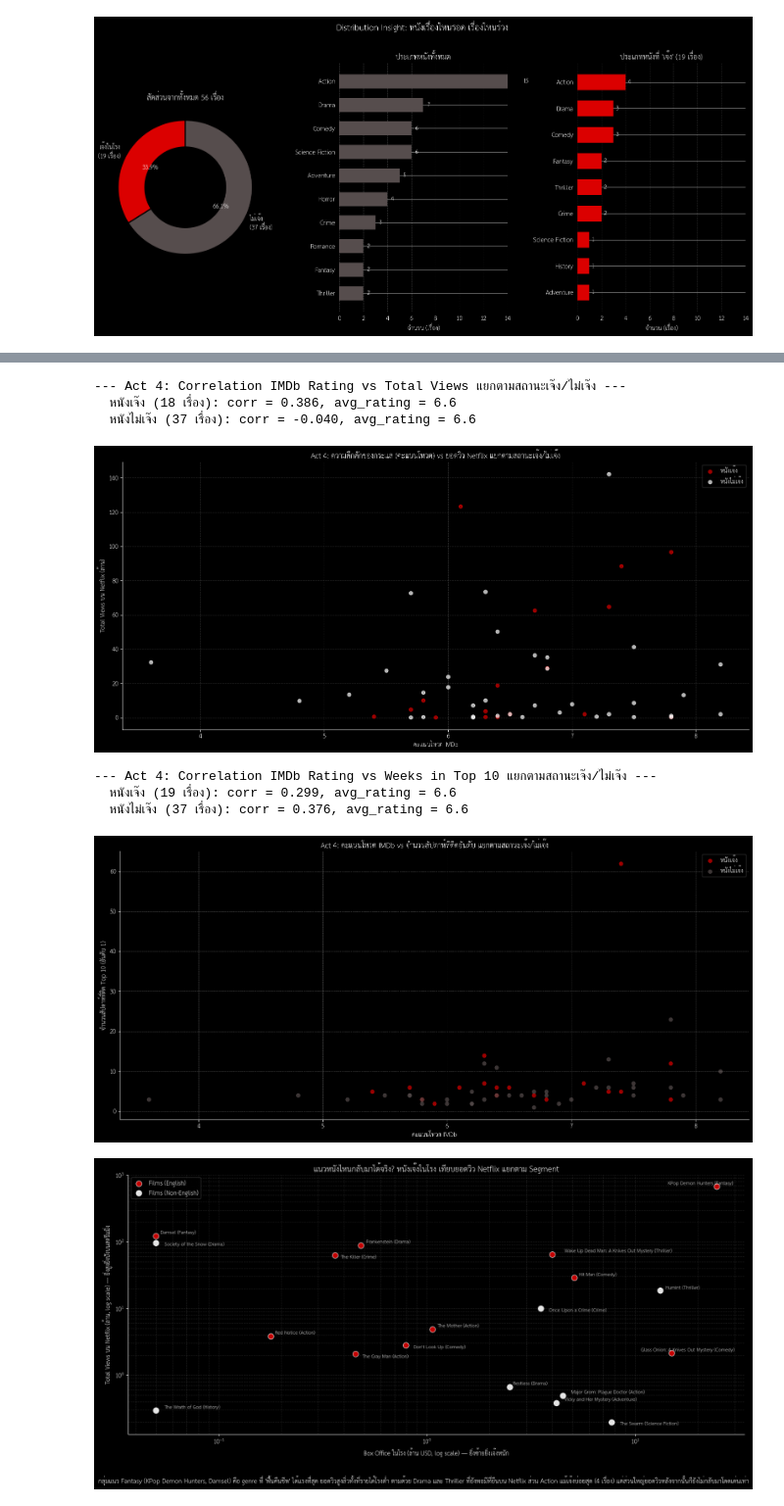
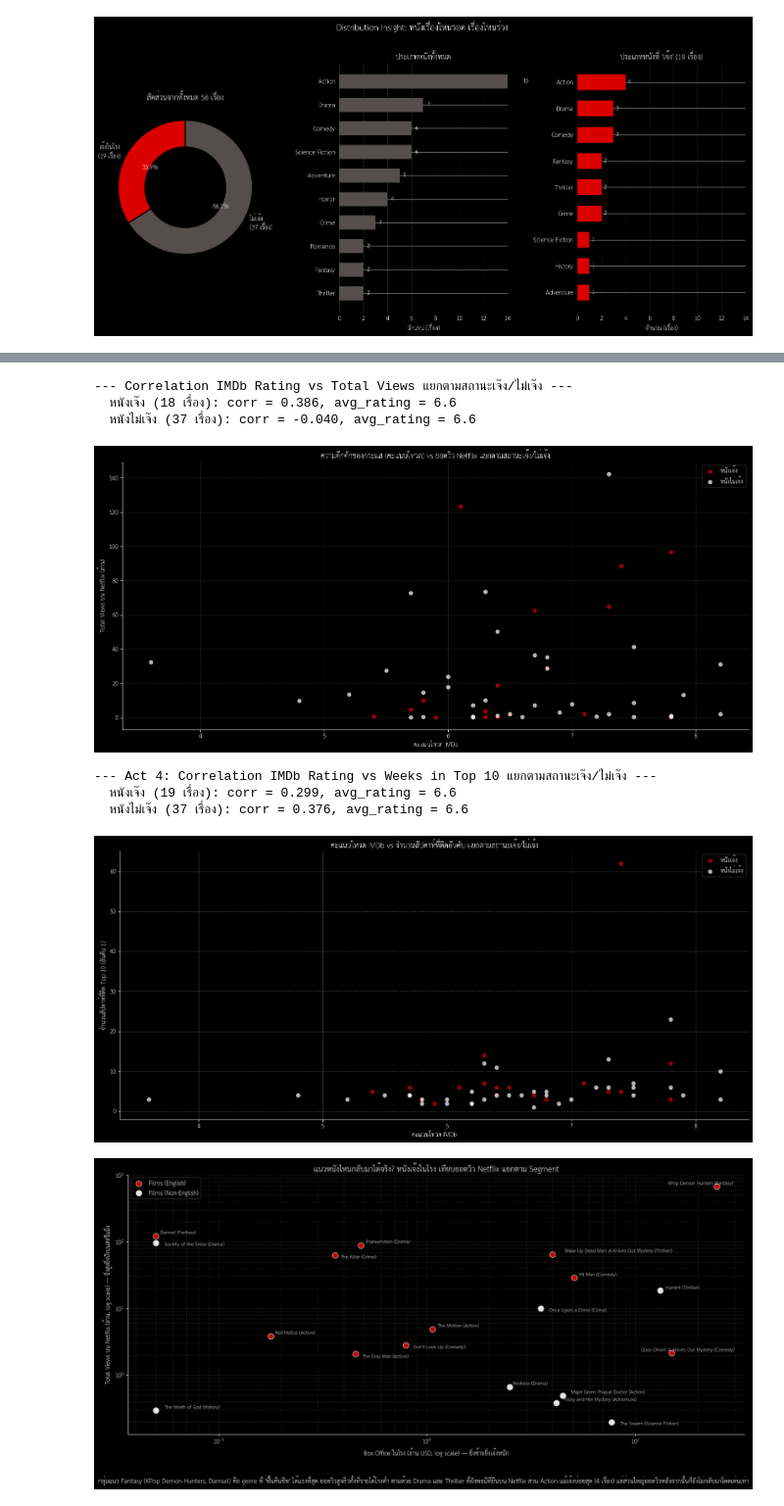
Before and after one commit to tr33yut/-Netflix-, a Jupyter notebook: ์Netflix.ipynb, the cells around one changed output, grey strips where cells are left out. Shown at 98% size. Cells and saved outputs as stored; diff of their text form; code cells hidden in the pictures.

```diff
--- a/์Netflix.ipynb
+++ b/์Netflix.ipynb
@@ -291,6 +291,6 @@ Films (Non-English)                  0.763             0.548
 <Figure size 900x500 with 0 Axes>
 # %%
-print("\n--- Act 2: Box Office vs Total Views (เฉพาะกลุ่มเจ๊ง) ---")
+print("\n---Box Office vs Total Views (เฉพาะกลุ่มเจ๊ง) ---")
 # ปรับขนาดภาพเป็น (16, 7.5) ให้เท่ากันกับกราฟอื่น ๆ
 fig, axes = plt.subplots(1, 2, figsize=(16, 7.5))
 fig.patch.set_facecolor('#000000')
@@ -333,13 +333,13 @@ for ax, s in zip(axes, segments):
 
 axes[0].set_ylabel("Box Office (ล้าน USD)", color=text_color)
 axes[1].set_ylabel("Total Views (ล้าน)", color=text_color)
-fig.suptitle("Act 2: หนังเจ๊งในโรง แต่ยอดวิว Netflix สูงสุด", color=text_color, y=1.02)
+fig.suptitle("หนังเจ๊งในโรง แต่ยอดวิว Netflix สูงสุด", color=text_color, y=1.02)
 fig.tight_layout()
 fig.savefig(f"{OUT_DIR}/act2_boxoffice_vs_views_by_segment.png", dpi=150, facecolor=fig.get_facecolor())
 plt.show()
 plt.close(fig)
 
-print("\n--- Act 2: ทุนสร้างซื้อความยั่งยืนบนชาร์ตได้ไหม? ---")
+print("\n--- ทุนสร้างซื้อความยั่งยืนบนชาร์ตได้ไหม? ---")
 # ปรับขนาดภาพเป็น (16, 7.5) ให้เท่ากันกับกราฟอื่น ๆ
 fig, ax = plt.subplots(figsize=(16, 7.5))
 fig.patch.set_facecolor('#000000')
@@ -354,7 +354,7 @@ for i, s in enumerate(segments):
 
 ax.set_xlabel("Budget (ล้าน USD)", color=text_color)
 ax.set_ylabel("จำนวนสัปดาห์ที่ติด Top 10", color=text_color)
-ax.set_title("Act 2: ทุนสร้างซื้อความยั่งยืนบนชาร์ตได้ไหม?", color=text_color)
+ax.set_title("ทุนสร้างซื้อความยั่งยืนบนชาร์ตได้ไหม?", color=text_color)
 ax.grid(color=line_color, linestyle='--', zorder=0, alpha=0.7)
 ax.spines["bottom"].set_color(text_color)
 ax.spines["left"].set_color(text_color)
@@ -468,5 +468,5 @@ plt.close(fig)
 # %%
-print("\n--- Act 3: ภาพรวมต่อ segment (n, flop_rate, avg views, avg weeks, avg imdb) ---")
+print("\n--- ภาพรวมต่อ segment (n, flop_rate, avg views, avg weeks, avg imdb) ---")
 cat_summary = df.groupby("category").agg(
     n=("show_title", "count"),
     flop_rate=("is_flop", "mean"),
@@ -495,7 +495,7 @@ ax.set_xticks(x)
 ax.set_xticklabels(segments, color=text_color)
 ax.set_ylabel("Flop rate", color=text_color)
 ax2.set_ylabel("Avg weeks in Top10", color=text_color)
-ax.set_title("Act 3: Flop rate vs ความอึดบนชาร์ต แยก Segment (best_rank=1)", color=text_color)
+ax.set_title("Flop rate vs ความอึดบนชาร์ต แยก Segment (best_rank=1)", color=text_color)
 ax.grid(axis='y', color=line_color, linestyle='--', zorder=0, alpha=0.7)
 ax2.grid(False)
 
@@ -547,7 +547,7 @@ for ax, s in zip(axes, segments):
     ax.tick_params(axis='y', colors=text_color)
 
 axes[0].set_ylabel("ยอดวิวเฉลี่ยบน Netflix", color=text_color)
-fig.suptitle("Act 3: Blockbuster Halo — ทุนสร้าง vs ยอดวิว (เฉพาะกลุ่มเจ๊ง) แยก Segment", color=text_color, fontsize=14, y=1.02)
+fig.suptitle("Blockbuster Halo — ทุนสร้าง vs ยอดวิว (เฉพาะกลุ่มเจ๊ง) แยก Segment", color=text_color, fontsize=14, y=1.02)
 fig.tight_layout()
 fig.savefig(f"{OUT_DIR}/act3_blockbuster_halo_by_segment.png", dpi=150, facecolor=fig.get_facecolor())
 plt.show()
@@ -573,7 +573,7 @@ import matplotlib.pyplot as plt
 # กรองเอาภาพยนตร์ชื่อ "KPop Demon Hunters" ออกจากชุดข้อมูล
 df_filtered = df[df["show_title"] != "KPop Demon Hunters"].copy()
 
-print("\n--- Act 4: Correlation IMDb Rating vs Total Views แยกตามสถานะเจ๊ง/ไม่เจ๊ง ---")
+print("\n--- Correlation IMDb Rating vs Total Views แยกตามสถานะเจ๊ง/ไม่เจ๊ง ---")
 
 flop_categories = [True, False]
 flop_labels = {True: "เจ๊ง", False: "ไม่เจ๊ง"}
@@ -597,7 +597,7 @@ for is_flop_status in flop_categories:
 
 ax.set_xlabel("คะแนนโหวต IMDb")
 ax.set_ylabel("Total Views บน Netflix (ล้าน)")
-ax.set_title("Act 4: ความคึกคักของกระแส (คะแนนโหวต) vs ยอดวิว Netflix แยกตามสถานะเจ๊ง/ไม่เจ๊ง")
+ax.set_title("ความคึกคักของกระแส (คะแนนโหวต) vs ยอดวิว Netflix แยกตามสถานะเจ๊ง/ไม่เจ๊ง")
 ax.legend()
 
 # ธีมสี Dark Mode
@@ -620,16 +620,16 @@ fig.savefig(f"{OUT_DIR}/act4_rating_vs_views_by_flop_status.png", dpi=150, facec
 plt.show()
 plt.close(fig)
 # %% [output]
---- Act 4: Correlation IMDb Rating vs Total Views แยกตามสถานะเจ๊ง/ไม่เจ๊ง ---
+--- Correlation IMDb Rating vs Total Views แยกตามสถานะเจ๊ง/ไม่เจ๊ง ---
   หนังเจ๊ง (18 เรื่อง): corr = 0.386, avg_rating = 6.6
   หนังไม่เจ๊ง (37 เรื่อง): corr = -0.040, avg_rating = 6.6
-[figure, old version]
+[figure, new version]
 # %%
 print("\n--- Act 4: Correlation IMDb Rating vs Weeks in Top 10 แยกตามสถานะเจ๊ง/ไม่เจ๊ง ---")
 
 flop_categories = [True, False]
 flop_labels = {True: "เจ๊ง", False: "ไม่เจ๊ง"}
-flop_colors = {True: "#db0000", False: "#564d4d"}
+flop_colors = {True: "#db0000", False: "#ffffff"}
 
 for is_flop_status in flop_categories:
     d = df[df["is_flop"] == is_flop_status]
@@ -647,35 +647,35 @@ for is_flop_status in flop_categories:
                label=f"หนัง{flop_labels[is_flop_status]}",
                color=flop_colors[is_flop_status], alpha=0.7, s=40)
 
 ax.set_xlabel("คะแนนโหวต IMDb")
 ax.set_ylabel("จำนวนสัปดาห์ที่ติด Top 10 (อันดับ 1)")
-ax.set_title("Act 4: คะแนนโหวต IMDb vs จำนวนสัปดาห์ที่ติดอันดับ แยกตามสถานะเจ๊ง/ไม่เจ๊ง")
+ax.set_title("คะแนนโหวต IMDb vs จำนวนสัปดาห์ที่ติดอันดับ แยกตามสถานะเจ๊ง/ไม่เจ๊ง")
 ax.legend()
 
 fig.patch.set_facecolor('#000000')
 ax.set_facecolor('#000000')
 ax.tick_params(colors="#ffffff")
 ax.spines["bottom"].set_color("#ffffff")
 ax.spines["left"].set_color("#ffffff")
 ax.spines["top"].set_visible(False)
 ax.spines["right"].set_visible(False)
 ax.xaxis.label.set_color("#ffffff")
 ax.yaxis.label.set_color("#ffffff")
 ax.title.set_color("#ffffff")
 ax.legend(facecolor='#000000', edgecolor='#404040', labelcolor='#ffffff')
 
 # เพิ่มเส้นตารางสีขาวที่โปร่งแสง 50%
 ax.grid(color='#ffffff', alpha=0.5, linestyle='--', linewidth=0.5)
 
 fig.tight_layout()
 fig.savefig(f"{OUT_DIR}/act4_rating_vs_weeks_by_flop_status.png", dpi=150, facecolor=fig.get_facecolor())
 plt.show()
 plt.close(fig)
 # %% [output]
 --- Act 4: Correlation IMDb Rating vs Weeks in Top 10 แยกตามสถานะเจ๊ง/ไม่เจ๊ง ---
   หนังเจ๊ง (19 เรื่อง): corr = 0.299, avg_rating = 6.6
   หนังไม่เจ๊ง (37 เรื่อง): corr = 0.376, avg_rating = 6.6
-[figure, old version]
+[figure, new version]
 # %%
 # Install adjustText if not already installed
 !pip install adjustText --quiet
```
Also changed, not shown: parts of 5 cells of this notebook.
